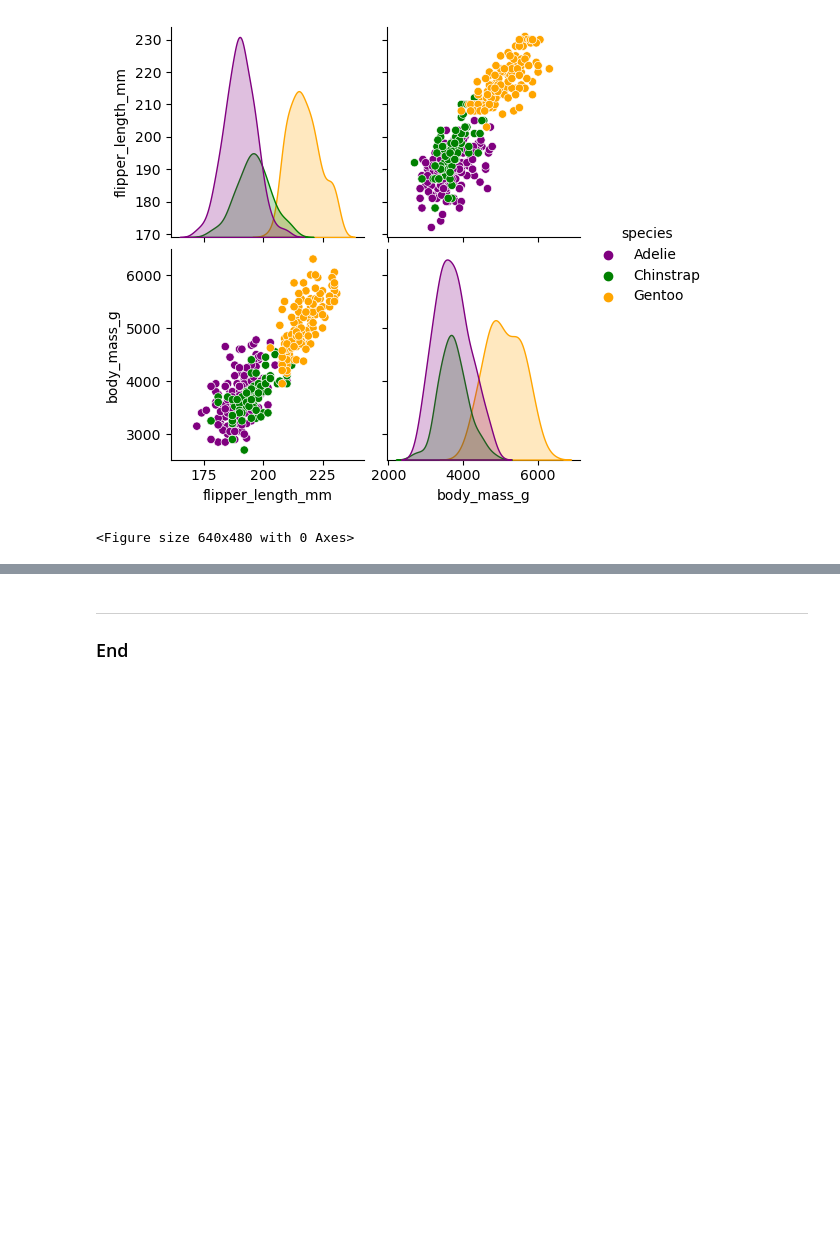
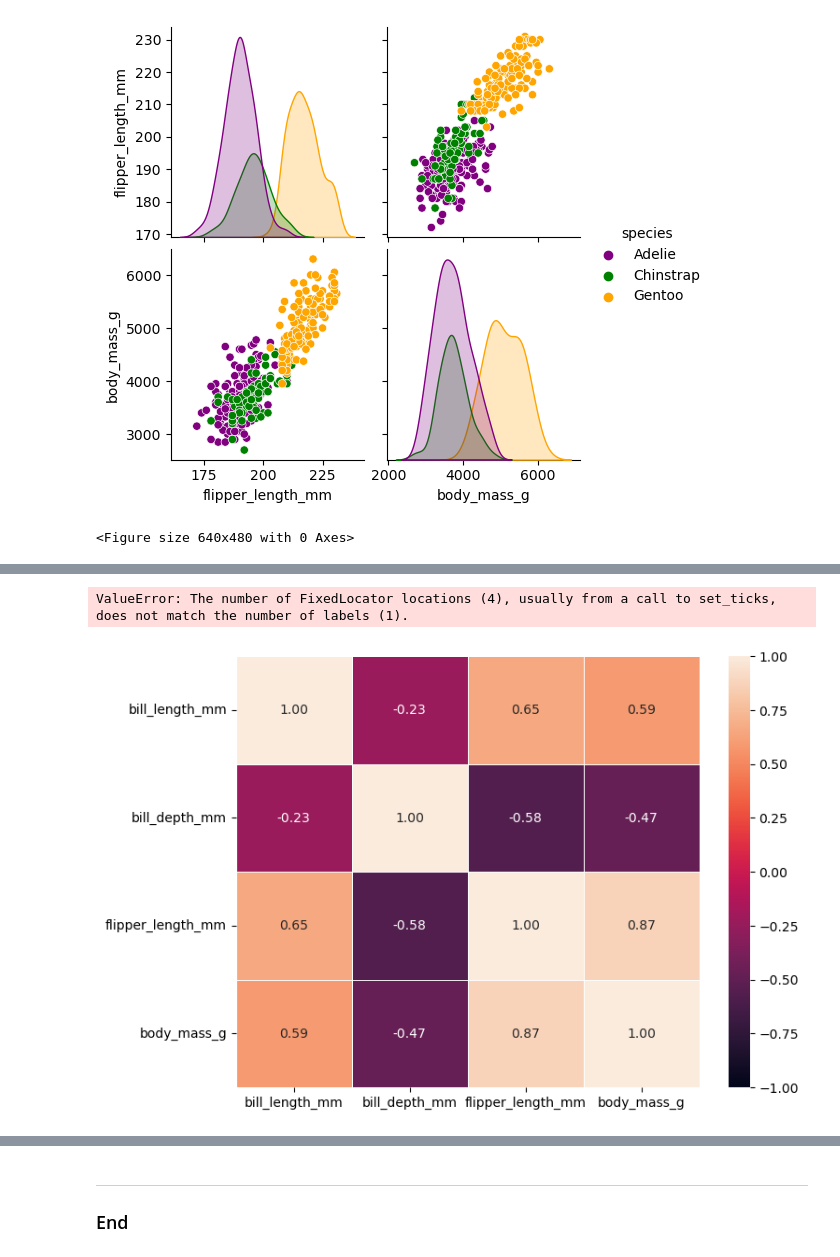
Before and after one commit to Grainne10/myproject, a Jupyter notebook: penguins.ipynb, the cells around one changed output, grey strips where cells are left out. Cells and saved outputs as stored; diff of their text form; code cells hidden in the pictures; blank space fills up the shorter version.

```diff
--- a/penguins.ipynb
+++ b/penguins.ipynb
@@ -374,0 +453,30 @@ plt.savefig("Pairplot Flipper length vs Body mass")
+# %%
+# Calculate correlation matrix for all penguins
+corr_penguins = df.corr(method='pearson', numeric_only=True)
+
+# Create the plot framework for the heatmap
+fig, ax = plt.subplots(figsize=(8, 6))
+
+# Draw the heatmap for all penguins
+sns.heatmap(corr_penguins, annot=True, fmt=".2f", linewidth=.5, ax=ax, vmin=-1, vmax=1)
+
+# Set ticks and labels for better readability
+ax.set_xticklabels(['body_mass_g'], rotation=45, ha='right')
+ax.set_yticklabels(['flipper_length_mm', ], rotation=0)
+
+# Set axis titles
+ax.set_xlabel("Body Mass")
+ax.set_ylabel("Flipper Length")
+
+
+# Set title
+ax.set_title("Pairwise Attribute Correlation Heatmap for Penguins")
+
+# Adjust layout
+plt.tight_layout()
+
+# Show plot
+plt.show()
+# %% [output]
+ValueError: The number of FixedLocator locations (4), usually from a call to set_ticks, does not match the number of labels (1).
+[figure, added]
```
Also changed, not shown: parts of 8 cells of this notebook, 3 other files.
